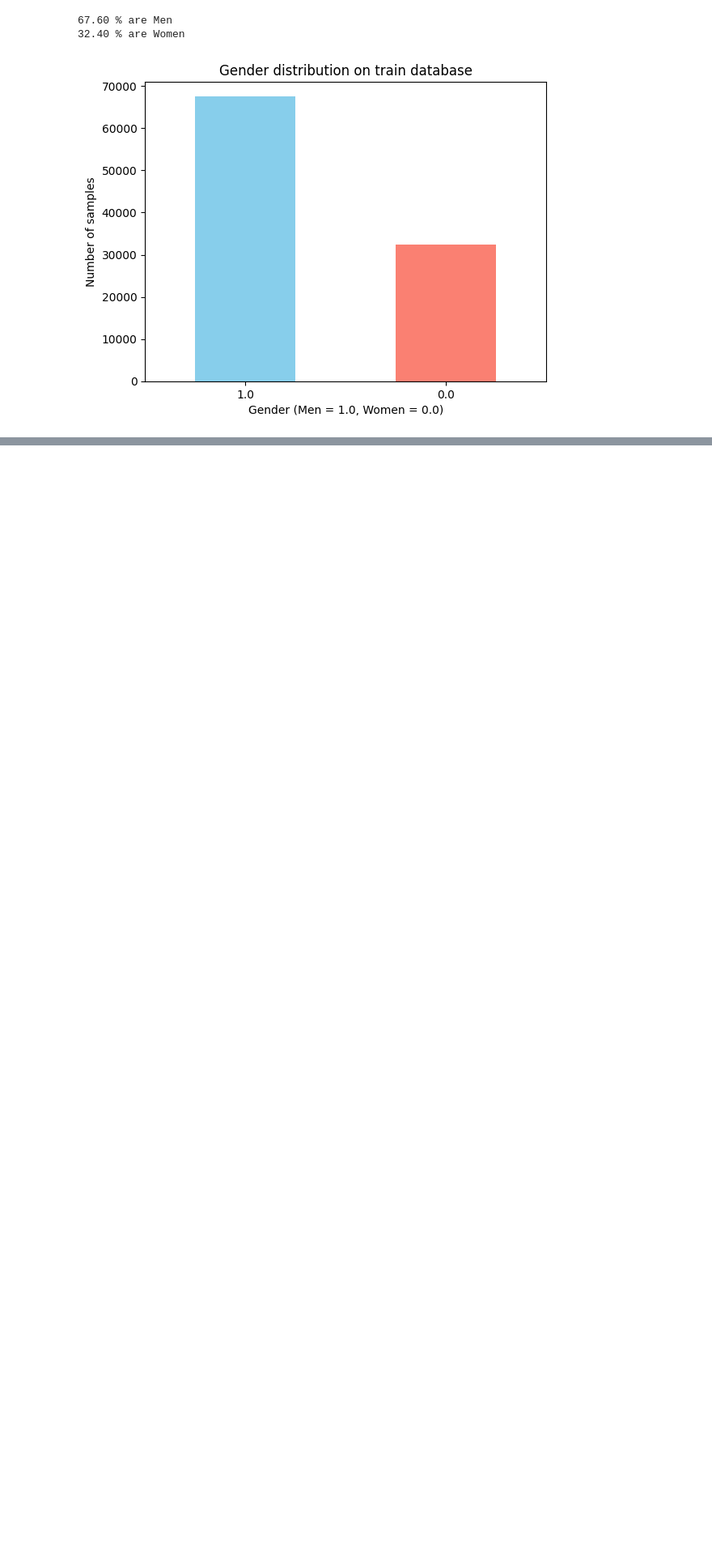
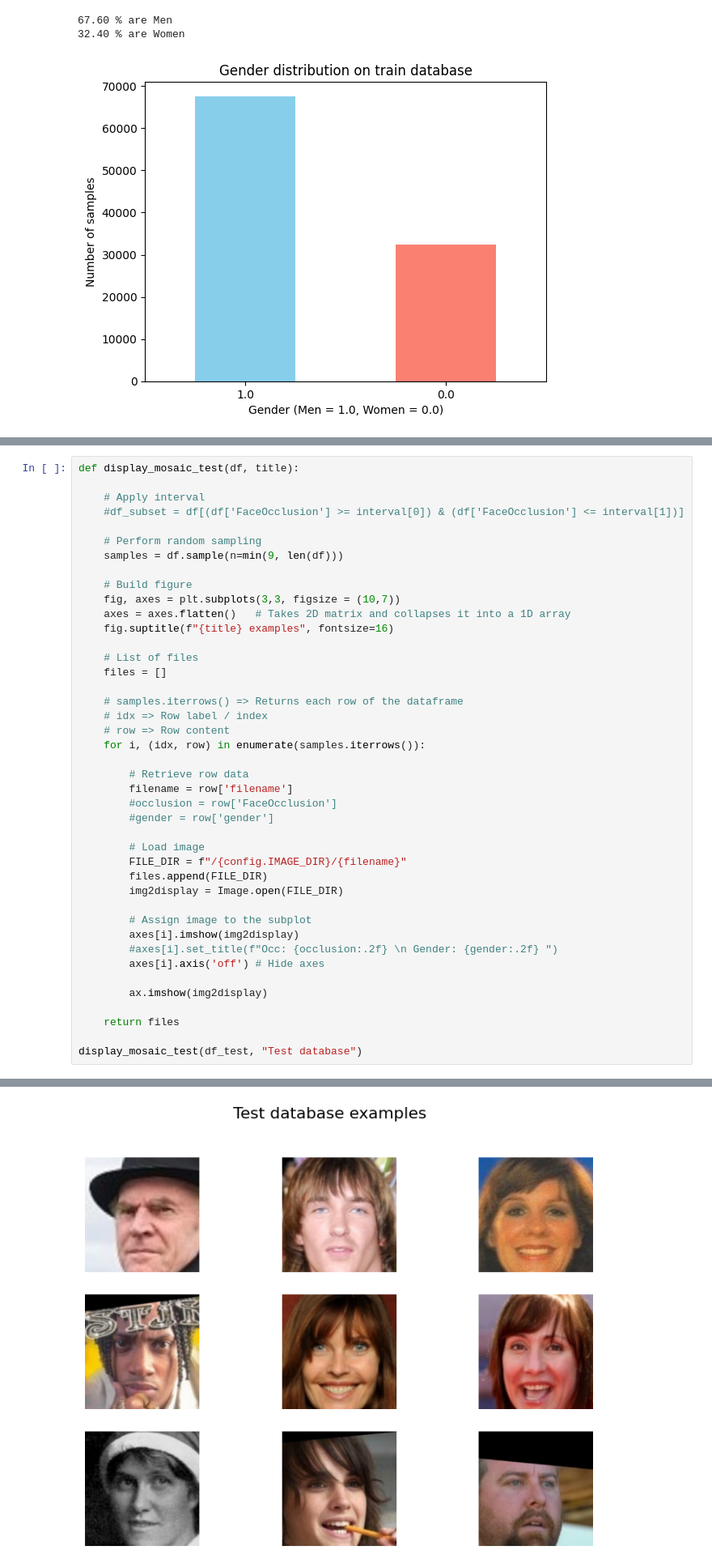
Before and after one commit to odelacruz-fierro/data-challenge-idemia, a Jupyter notebook: eda.ipynb, the cells around one changed output, grey strips where cells are left out. Shown at 81% size. Cells and saved outputs as stored; diff of their text form; blank space fills up the shorter version.

```diff
--- a/eda.ipynb
+++ b/eda.ipynb
@@ -264,0 +269,43 @@ display_mosaic_3x3(df_train, files_low, files_medium, files_high)
+# %%
+def display_mosaic_test(df, title):
+
+    # Apply interval
+    #df_subset = df[(df['FaceOcclusion'] >= interval[0]) & (df['FaceOcclusion'] <= interval[1])]
+
+    # Perform random sampling
+    samples = df.sample(n=min(9, len(df)))
+
+    # Build figure
+    fig, axes = plt.subplots(3,3, figsize = (10,7))
+    axes = axes.flatten()   # Takes 2D matrix and collapses it into a 1D array
+    fig.suptitle(f"{title} examples", fontsize=16)
+
+    # List of files
+    files = []
+
+    # samples.iterrows() => Returns each row of the dataframe
+    # idx => Row label / index
+    # row => Row content
+    for i, (idx, row) in enumerate(samples.iterrows()):
+
+        # Retrieve row data
+        filename = row['filename']
+        #occlusion = row['FaceOcclusion']
+        #gender = row['gender']
+
+        # Load image
+        FILE_DIR = f"/{config.IMAGE_DIR}/{filename}"
+        files.append(FILE_DIR)
+        img2display = Image.open(FILE_DIR)
+
+        # Assign image to the subplot
+        axes[i].imshow(img2display)
+        #axes[i].set_title(f"Occ: {occlusion:.2f} \n Gender: {gender:.2f} ")
+        axes[i].axis('off') # Hide axes
+
+        ax.imshow(img2display)
+
+    return files
+
+display_mosaic_test(df_test, "Test database")
+# %% [output]
@@ -264,0 +321 @@ display_mosaic_3x3(df_train, files_low, files_medium, files_high)
+[figure, added]
```
Also changed, not shown: parts of 4 cells of this notebook, 4 other files.
